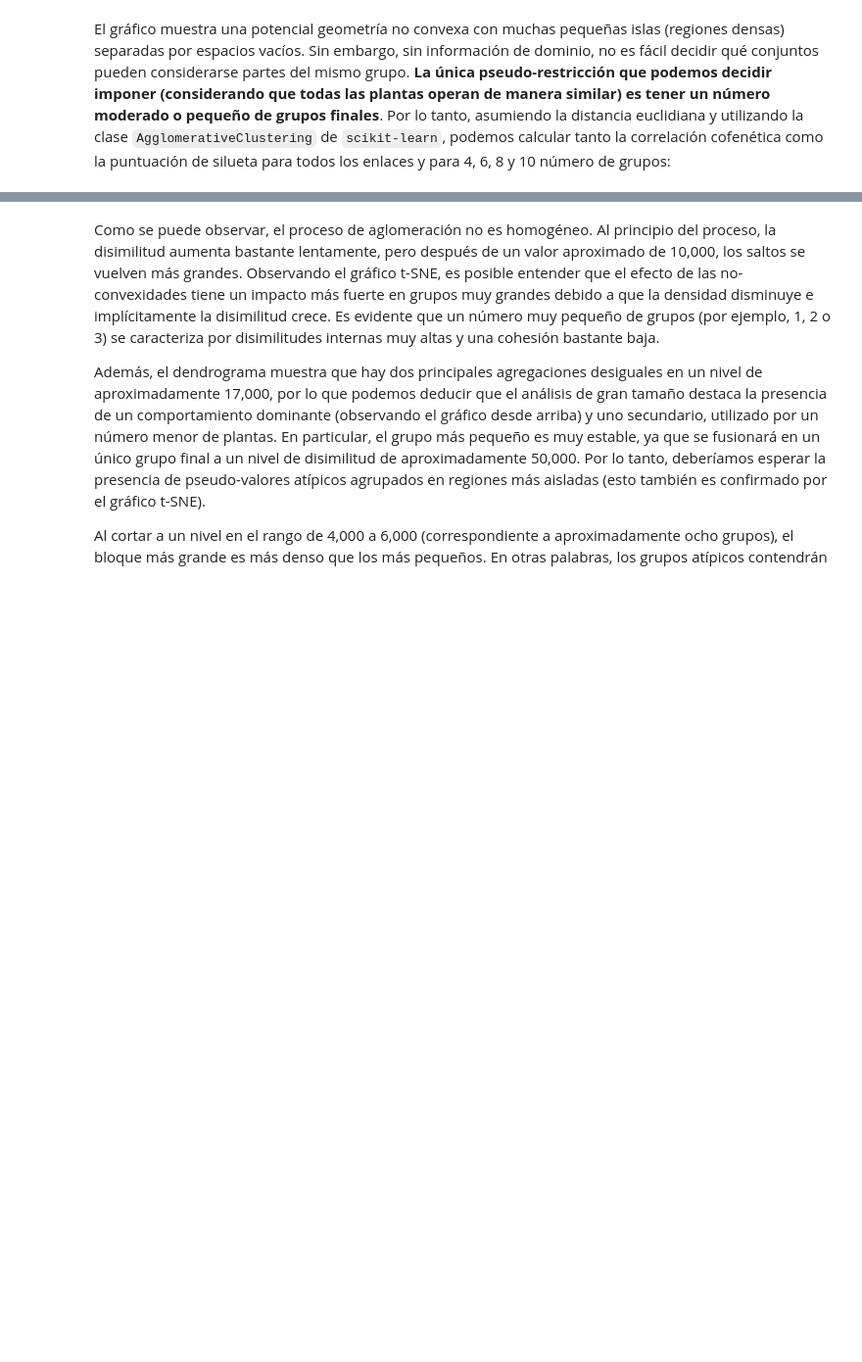
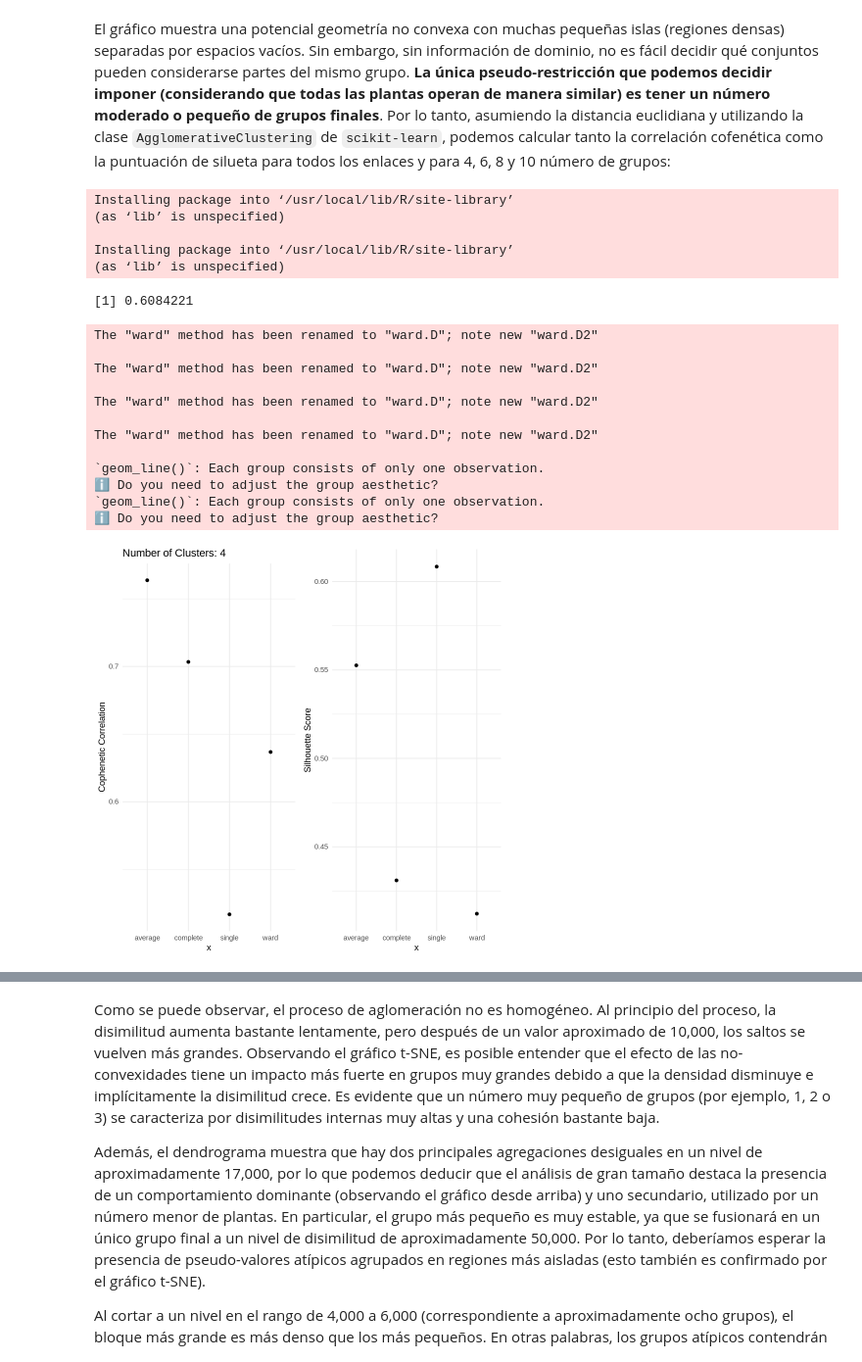
Before and after one commit to bcataldo3/UTSM_Unsupervised_ML, a Jupyter notebook: docs/Clase_07 - R - Modelos Jerárquicos - Caso Estudio.ipynb, the cells around one changed output, grey strips where cells are left out. Shown: that part at 98% size. Drawn from its saved outputs; the diff is of its cells as text; code cells hidden in the pictures; blank space fills up the shorter version.

```diff
--- a/docs/Clase_07 - R - Modelos Jerárquicos - Caso Estudio.ipynb
+++ b/docs/Clase_07 - R - Modelos Jerárquicos - Caso Estudio.ipynb
@@ -49,2 +63,70 @@ ggplot(dff, aes(x = x, y = y)) +
 # %% [markdown]
 El gráfico muestra una potencial geometría no convexa con muchas pequeñas islas (regiones densas) separadas por espacios vacíos. Sin embargo, sin información de dominio, no es fácil decidir qué conjuntos pueden considerarse partes del mismo grupo. **La única pseudo-restricción que podemos decidir imponer (considerando que todas las plantas operan de manera similar) es tener un número moderado o pequeño de grupos finales**. Por lo tanto, asumiendo la distancia euclidiana y utilizando la clase ``AgglomerativeClustering`` de ``scikit-learn``, podemos calcular tanto la correlación cofenética como la puntuación de silueta para todos los enlaces y para 4, 6, 8 y 10 número de grupos:
+# %%
+install.packages("gridExtra")
+install.packages("cluster")
+library(ggplot2)
+library(gridExtra)
+library(cluster)
+
+# Variables auxiliares
+nb_clusters <- c(4, 6, 8, 10)
+linkages <- c("single", "complete", "ward", "average")
+cpcs <- matrix(0, nrow = length(linkages), ncol = length(nb_clusters))
+silhouette_scores <- matrix(0, nrow = length(linkages), ncol = length(nb_clusters))
+
+dm <- dist(sdf, method = 'euclidean')
+Z <- hclust(dm, method = "single")
+matriz <-cophenetic(Z)
+#cor(dm, matriz)
+ag <- cutree(Z, k = 4)
+
+silhouette_score_matriz <- silhouette(ag, dm)
+mean(silhouette_score_matriz[, "sil_width"])
+
+
+# Calculo del coeficiente de correlación cophenético y del puntaje de silhouette
+for (i in 1:length(linkages)) {
+  for (j in 1:length(nb_clusters)) {
+    dm <- dist(sdf, method = 'euclidean')
+    Z <- hclust(dm, method = linkages[i])
+    matriz <- cophenetic(Z)
+    cpcs[i, j] <- cor(dm, matriz)
+    ag <- cutree(Z, k = nb_clusters[j])
+    silhouette_score_matriz <- silhouette(ag, dm)
+    silhouette_scores[i, j] <- mean(silhouette_score_matriz[, "sil_width"])
+  }
+}
+
+i=1
+p1 <- ggplot(data.frame(x = linkages, y = cpcs[, i]), aes(x, y)) +
+  geom_line() +
+  geom_point() +
+  labs(title = paste("Number of Clusters:", nb_clusters[i]), y = "Cophenetic Correlation") +
+  theme_minimal()
+p2 <- ggplot(data.frame(x = linkages, y = silhouette_scores[, i]), aes(x, y)) +
+  geom_line() +
+  geom_point() +
+  labs(y = "Silhouette Score") +
+  theme_minimal()
+plot_list[[i]] <- grid.arrange(p1, p2, nrow = 1)
+# %% [output]
+Installing package into ‘/usr/local/lib/R/site-library’
+(as ‘lib’ is unspecified)
+
+Installing package into ‘/usr/local/lib/R/site-library’
+(as ‘lib’ is unspecified)
+[1] 0.6084221
+The "ward" method has been renamed to "ward.D"; note new "ward.D2"
+
+The "ward" method has been renamed to "ward.D"; note new "ward.D2"
+
+The "ward" method has been renamed to "ward.D"; note new "ward.D2"
+
+The "ward" method has been renamed to "ward.D"; note new "ward.D2"
+
+`geom_line()`: Each group consists of only one observation.
+ℹ Do you need to adjust the group aesthetic?
+`geom_line()`: Each group consists of only one observation.
+ℹ Do you need to adjust the group aesthetic?
+[figure, added]
```
Also changed, not shown: parts of 14 cells of this notebook.
